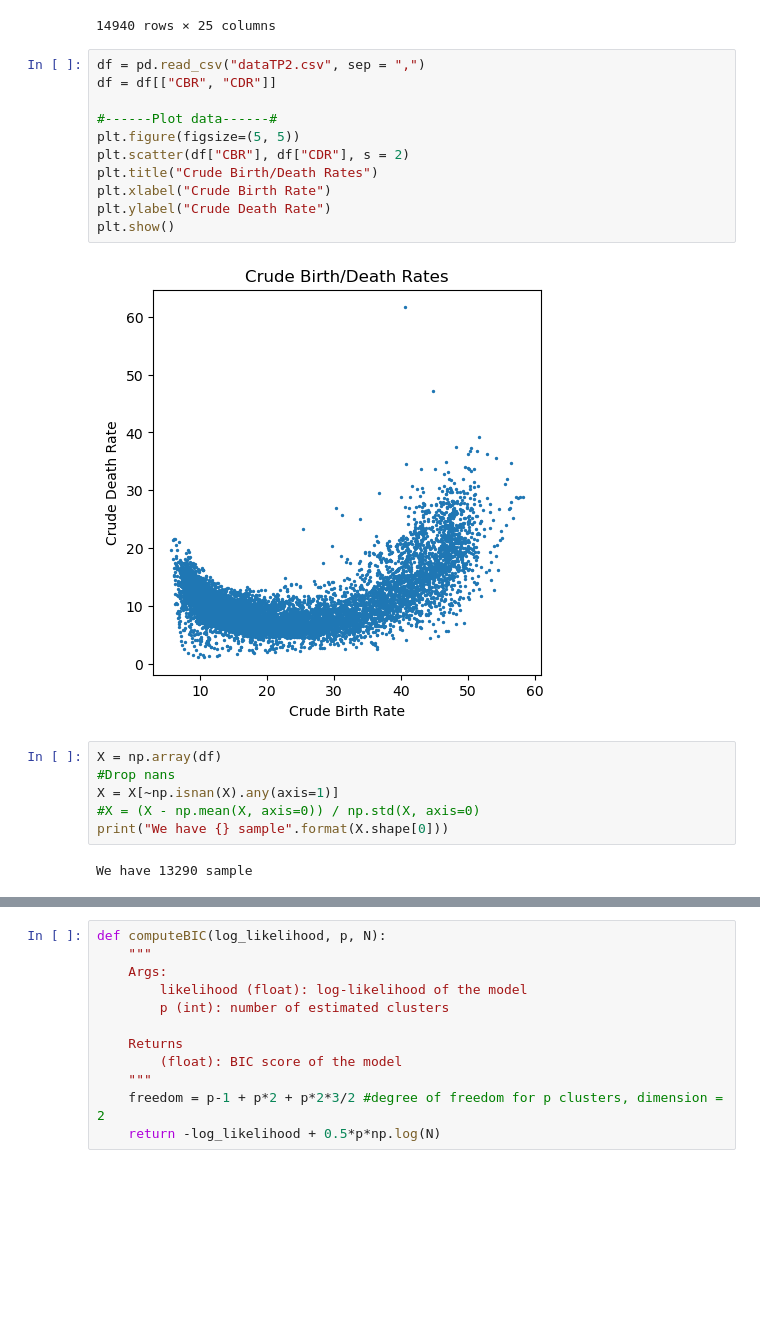
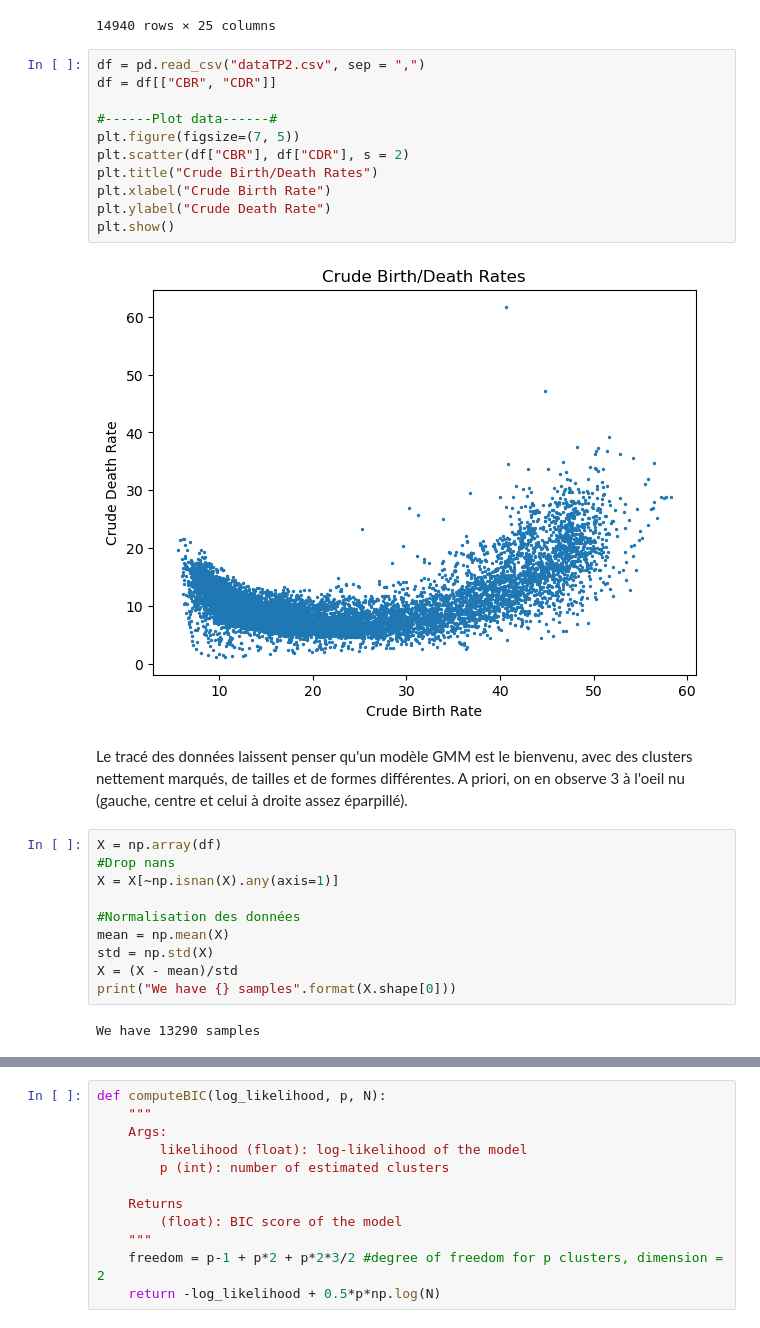
Before and after one commit to meilame-tayebjee/Comp_Stats_Lab, a Jupyter notebook: TD2/TD2.ipynb, the cells around one changed output, grey strips where cells are left out. Cells and saved outputs as stored; diff of their text form; blank space fills up the shorter version.

```diff
--- a/TD2/TD2.ipynb
+++ b/TD2/TD2.ipynb
@@ -313,21 +311,27 @@ df
 # %%
 df = pd.read_csv("dataTP2.csv", sep = ",")
 df = df[["CBR", "CDR"]]
 
 #------Plot data------#
-plt.figure(figsize=(5, 5))
+plt.figure(figsize=(7, 5))
 plt.scatter(df["CBR"], df["CDR"], s = 2)
 plt.title("Crude Birth/Death Rates")
 plt.xlabel("Crude Birth Rate")
 plt.ylabel("Crude Death Rate")
 plt.show()
 # %% [output]
-[figure, old version]
+[figure, new version]
+# %% [markdown]
+Le tracé des données laissent penser qu'un modèle GMM est le bienvenu, avec des clusters nettement marqués, de tailles et de formes différentes. A priori, on en observe 3 à l'oeil nu (gauche, centre et celui à droite assez éparpillé).
 # %%
 X = np.array(df)
 #Drop nans
 X = X[~np.isnan(X).any(axis=1)]
-#X = (X - np.mean(X, axis=0)) / np.std(X, axis=0)
-print("We have {} sample".format(X.shape[0]))
+
+#Normalisation des données
+mean = np.mean(X)
+std = np.std(X)
+X = (X - mean)/std
+print("We have {} samples".format(X.shape[0]))
 # %% [output]
-We have 13290 sample
+We have 13290 samples
```
Also changed, not shown: parts of 17 cells of this notebook, 1 other file.
